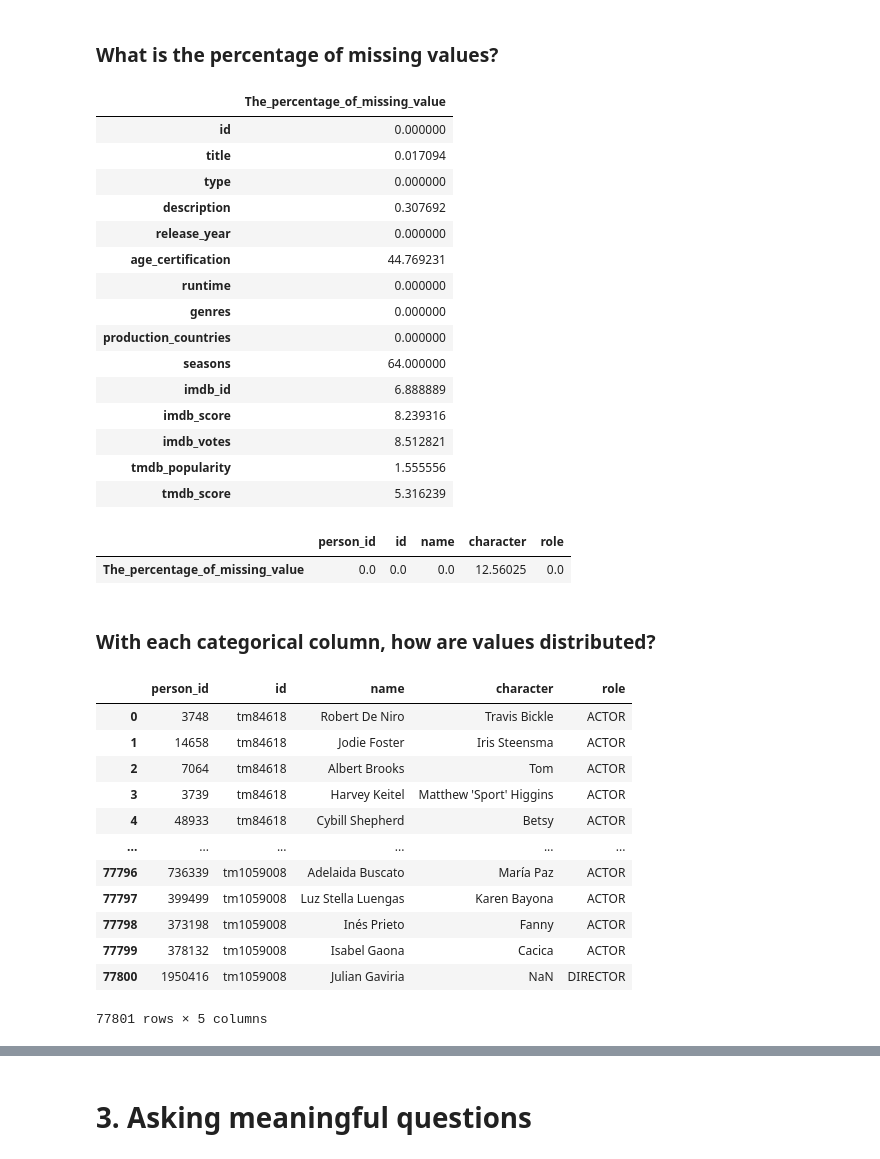
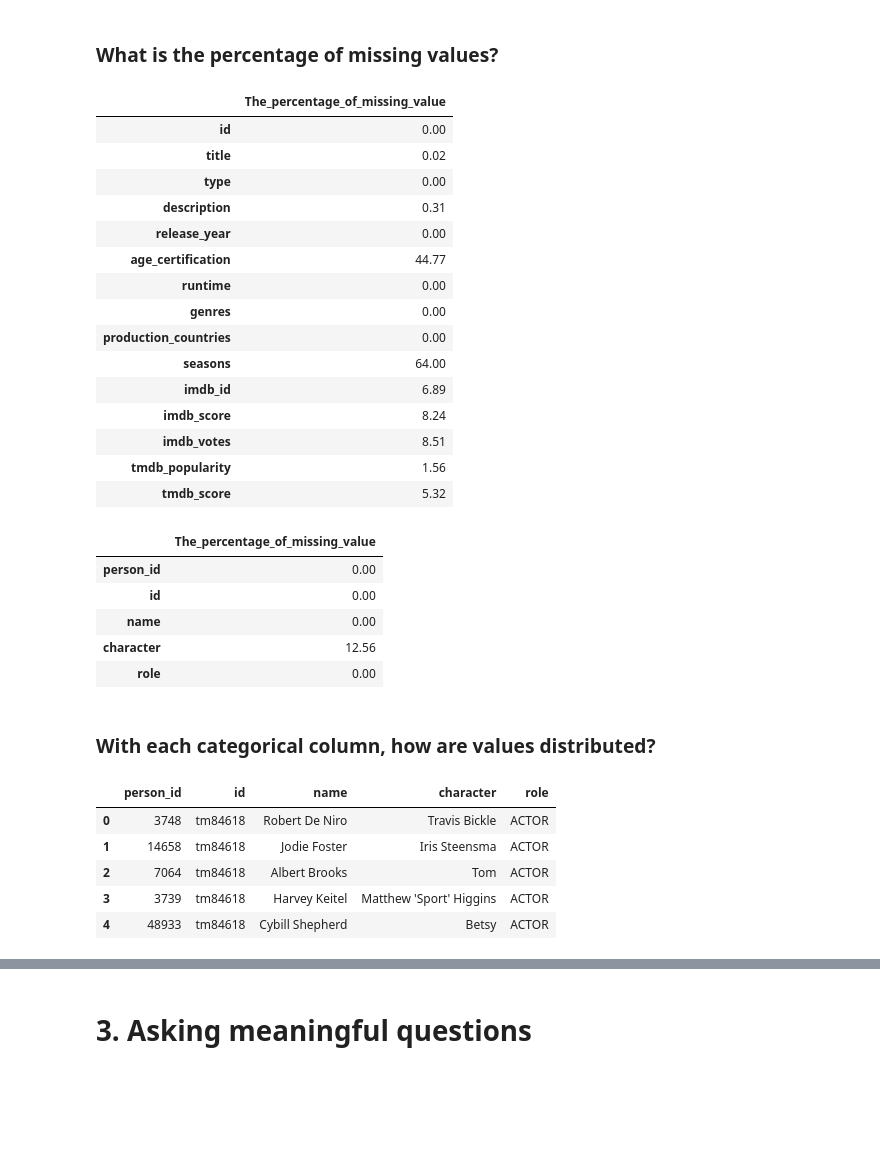
Before and after one commit to lephu13502/Movies-and-TV-Shows-Analysis, a Jupyter notebook: NetflixMoviesAndTVShows.ipynb, the cells around one changed output, grey strips where cells are left out. Saved outputs shown, nothing was run; the diff lists cells and outputs as text; code cells hidden in the pictures; blank space fills up the shorter version.

```diff
--- a/NetflixMoviesAndTVShows.ipynb
+++ b/NetflixMoviesAndTVShows.ipynb
@@ -187,51 +220,48 @@ titles_df.describe(include=[np.number])
 missing_value_titles_df = pd.DataFrame(
     {'The_percentage_of_missing_value': (titles_df.isnull().sum()/titles_df.shape[0]) * 100}
 )
-missing_value_titles_df
+missing_value_titles_df.round(2)
 # %% [output]
 |  | The_percentage_of_missing_value |
-| id | 0.000000 |
-| title | 0.017094 |
-| type | 0.000000 |
-| description | 0.307692 |
-| release_year | 0.000000 |
-| age_certification | 44.769231 |
-| runtime | 0.000000 |
-| genres | 0.000000 |
-| production_countries | 0.000000 |
-| seasons | 64.000000 |
-| imdb_id | 6.888889 |
-| imdb_score | 8.239316 |
-| imdb_votes | 8.512821 |
-| tmdb_popularity | 1.555556 |
-| tmdb_score | 5.316239 |
+| id | 0.00 |
+| title | 0.02 |
+| type | 0.00 |
+| description | 0.31 |
+| release_year | 0.00 |
+| age_certification | 44.77 |
+| runtime | 0.00 |
+| genres | 0.00 |
+| production_countries | 0.00 |
+| seasons | 64.00 |
+| imdb_id | 6.89 |
+| imdb_score | 8.24 |
+| imdb_votes | 8.51 |
+| tmdb_popularity | 1.56 |
+| tmdb_score | 5.32 |
 # %%
 missing_value_credits_df = pd.DataFrame(
     {'The_percentage_of_missing_value': (credits_df.isnull().sum()/credits_df.shape[0]) * 100}
-).T
-missing_value_credits_df
+)
+missing_value_credits_df.round(2)
 # %% [output]
-|  | person_id | id | name | character | role |
-| The_percentage_of_missing_value | 0.0 | 0.0 | 0.0 | 12.56025 | 0.0 |
+|  | The_percentage_of_missing_value |
+| person_id | 0.00 |
+| id | 0.00 |
+| name | 0.00 |
+| character | 12.56 |
+| role | 0.00 |
 # %% [markdown]
 ### With each categorical column, how are values distributed?
 # %%
 credits_nonnumeric_df = credits_df.select_dtypes(exclude=[np.number])
-credits_nonnumeric_df
+credits_nonnumeric_df.head()
 # %% [output]
 |  | person_id | id | name | character | role |
 | 0 | 3748 | tm84618 | Robert De Niro | Travis Bickle | ACTOR |
 | 1 | 14658 | tm84618 | Jodie Foster | Iris Steensma | ACTOR |
 | 2 | 7064 | tm84618 | Albert Brooks | Tom | ACTOR |
 | 3 | 3739 | tm84618 | Harvey Keitel | Matthew 'Sport' Higgins | ACTOR |
 | 4 | 48933 | tm84618 | Cybill Shepherd | Betsy | ACTOR |
-| ... | ... | ... | ... | ... | ... |
-| 77796 | 736339 | tm1059008 | Adelaida Buscato | María Paz | ACTOR |
-| 77797 | 399499 | tm1059008 | Luz Stella Luengas | Karen Bayona | ACTOR |
-| 77798 | 373198 | tm1059008 | Inés Prieto | Fanny | ACTOR |
-| 77799 | 378132 | tm1059008 | Isabel Gaona | Cacica | ACTOR |
-| 77800 | 1950416 | tm1059008 | Julian Gaviria | NaN | DIRECTOR |
-77801 rows × 5 columns
 # %%
 non_nummeric_col_info_credit = pd.DataFrame({
      'missing_percentage': ((credits_nonnumeric_df.isnull().sum()/credits_nonnumeric_df.shape[0]) * 100),
```
Also changed, not shown: parts of 23 cells of this notebook.
